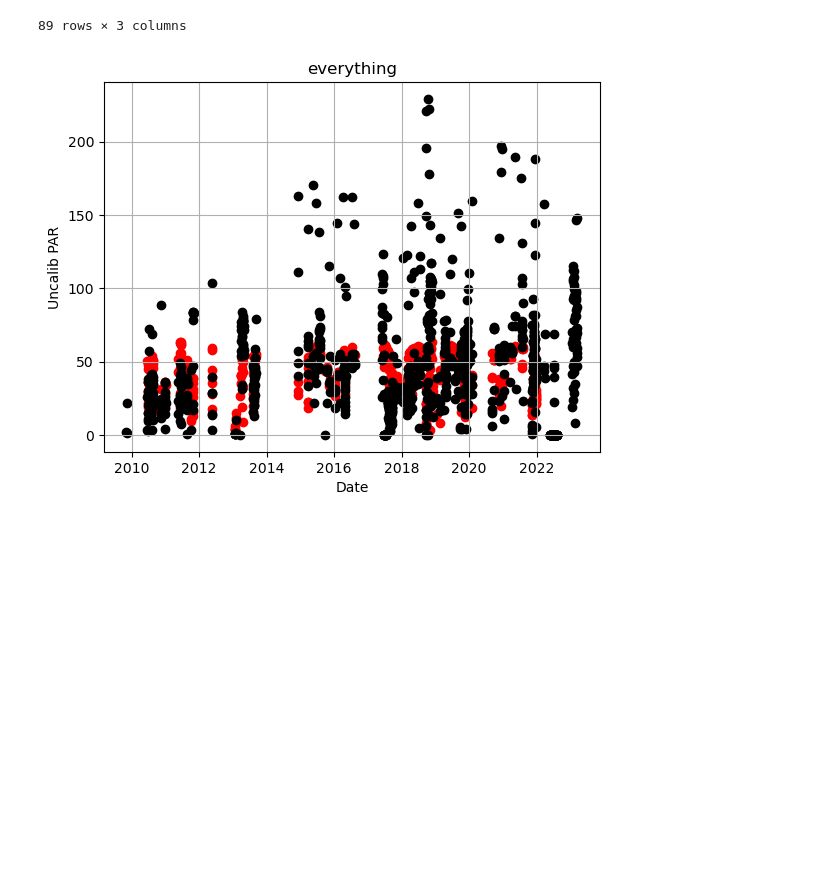
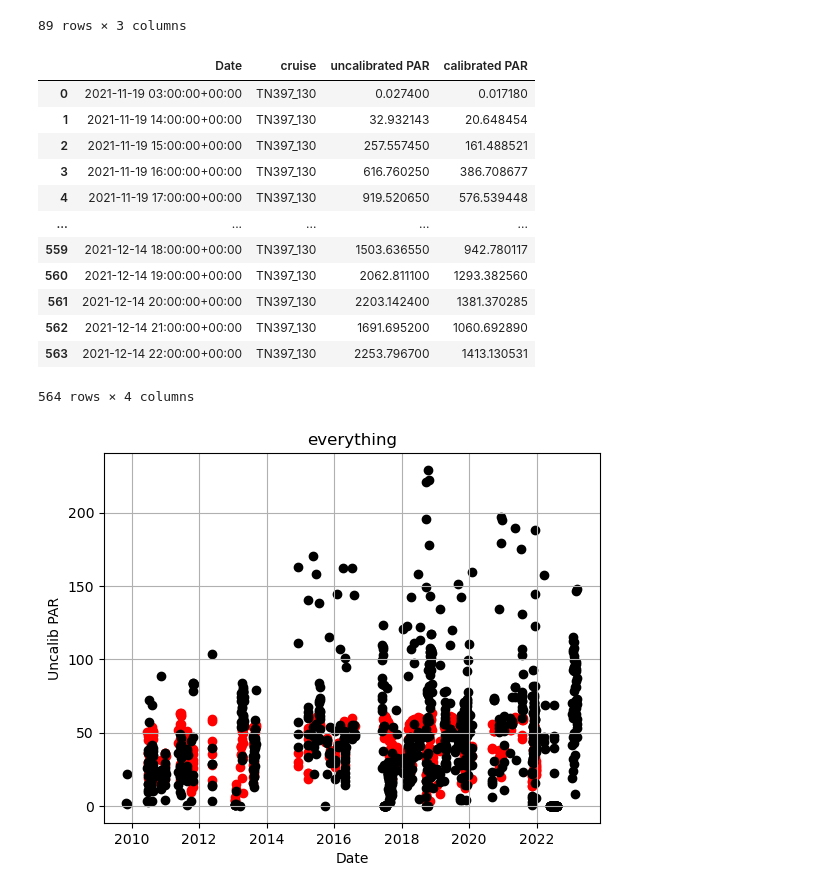
Before and after one commit to kpc02/SACNAS-2023-project, a Jupyter notebook: notebooks/all_PAR_calib_python.ipynb, the cells around one changed output. Saved outputs shown, nothing was run; the diff lists cells and outputs as text; code cells hidden in the pictures; blank space fills up the shorter version.

Commit message:
moved files around within notebooks and renamed files and notebooks

```diff
--- a/notebooks/all_PAR_calib_python.ipynb
+++ b/notebooks/all_PAR_calib_python.ipynb
@@ -297,11 +295,28 @@ cf_result1
 89 rows × 3 columns
 # %%
 # grabbed code from surface_level_par notebook that muliplies correction factor for tn397 onto ship par to get sat par
-uncalib_par = pd.read_csv('../tn397_130_uncalib_par.csv')
+uncalib_par = pd.read_csv('../data/tn397_130_uncalib_par.csv')
+checking_par = pd.read_csv('../data/sat_par.csv')
 uncalib_par.drop(['Unnamed: 0'], axis = 1, inplace = True)
 uncalib_par['sat_par'] = uncalib_par['PAR'].apply(lambda x: x*0.627)
+uncalib_par.rename(columns={"PAR": "uncalibrated PAR"}, inplace = True)
+uncalib_par.rename(columns={"sat_par": "calibrated PAR"}, inplace = True)
 uncalib_par['Date'] = pd.DatetimeIndex(uncalib_par.Date.values)
 uncalib_par
+# %% [output]
+|  | Date | cruise | uncalibrated PAR | calibrated PAR |
+| 0 | 2021-11-19 03:00:00+00:00 | TN397_130 | 0.027400 | 0.017180 |
+| 1 | 2021-11-19 14:00:00+00:00 | TN397_130 | 32.932143 | 20.648454 |
+| 2 | 2021-11-19 15:00:00+00:00 | TN397_130 | 257.557450 | 161.488521 |
+| 3 | 2021-11-19 16:00:00+00:00 | TN397_130 | 616.760250 | 386.708677 |
+| 4 | 2021-11-19 17:00:00+00:00 | TN397_130 | 919.520650 | 576.539448 |
+| ... | ... | ... | ... | ... |
+| 559 | 2021-12-14 18:00:00+00:00 | TN397_130 | 1503.636550 | 942.780117 |
+| 560 | 2021-12-14 19:00:00+00:00 | TN397_130 | 2062.811100 | 1293.382560 |
+| 561 | 2021-12-14 20:00:00+00:00 | TN397_130 | 2203.142400 | 1381.370285 |
+| 562 | 2021-12-14 21:00:00+00:00 | TN397_130 | 1691.695200 | 1060.692890 |
+| 563 | 2021-12-14 22:00:00+00:00 | TN397_130 | 2253.796700 | 1413.130531 |
+564 rows × 4 columns
 # %%
 # figure plotting stuff out later
 
```
Also changed, not shown: parts of 1 cell of this notebook, 2 other files.
